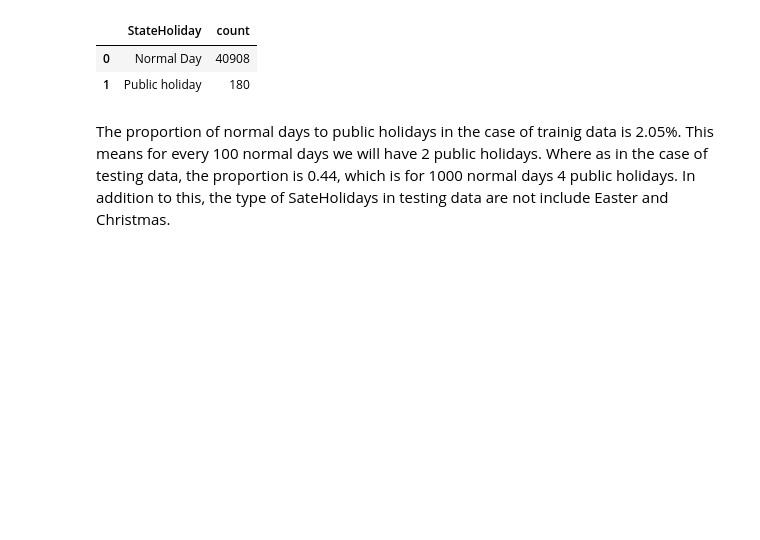
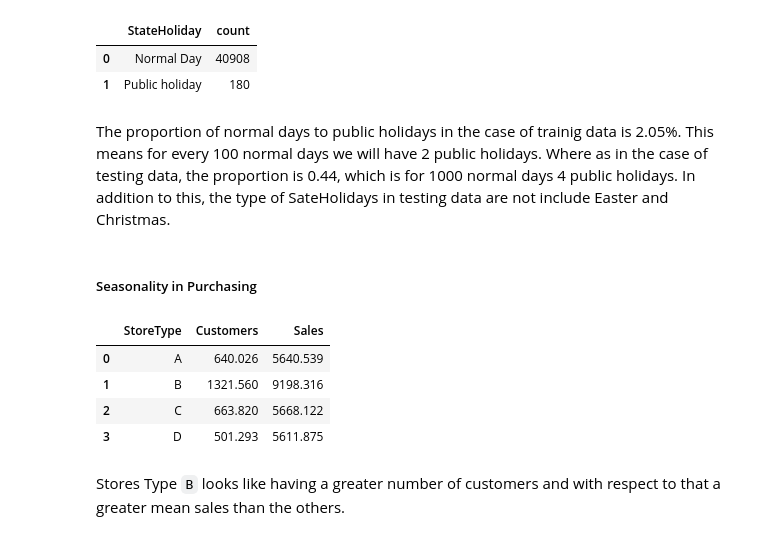
Before and after one commit to bkget/Pharmaceutical-Sales-Prediction, a Jupyter notebook: notebooks/2.EDA.ipynb, the cells around one changed output. Cells and saved outputs as stored; diff of their text form; code cells hidden in the pictures; blank space fills up the shorter version.

Commit message:
Seasonality in purchasing

```diff
--- a/notebooks/2.EDA.ipynb
+++ b/notebooks/2.EDA.ipynb
@@ -319,3 +319,18 @@ compare_test_train_holiday(test_data, 'StateHoliday', 'count')
 | 1 | Public holiday | 180 |
 # %% [markdown]
 The proportion of normal days to public holidays in the case of trainig data is 2.05%. This means for every 100 normal days we will have 2 public holidays. Where as in the case of testing data, the proportion is 0.44, which is for 1000 normal days 4 public holidays. In addition to this,  the type of SateHolidays in testing data are not include Easter and Christmas.
+# %% [markdown]
+##### Seasonality in Purchasing
+# %%
+train_data["StoreType"] = train_data["StoreType"].apply(lambda x: stores_types[x])
+store_type_df = train_data.groupby('StoreType').agg({'Customers': 'mean', 'Sales': 'mean'})
+store_type_df = store_type_df.reset_index()
+store_type_df
+# %% [output]
+|  | StoreType | Customers | Sales |
+| 0 | A | 640.026 | 5640.539 |
+| 1 | B | 1321.560 | 9198.316 |
+| 2 | C | 663.820 | 5668.122 |
+| 3 | D | 501.293 | 5611.875 |
+# %% [markdown]
+Stores Type `B` looks like having a greater number of customers and with respect to that a greater mean sales than the others.
```
